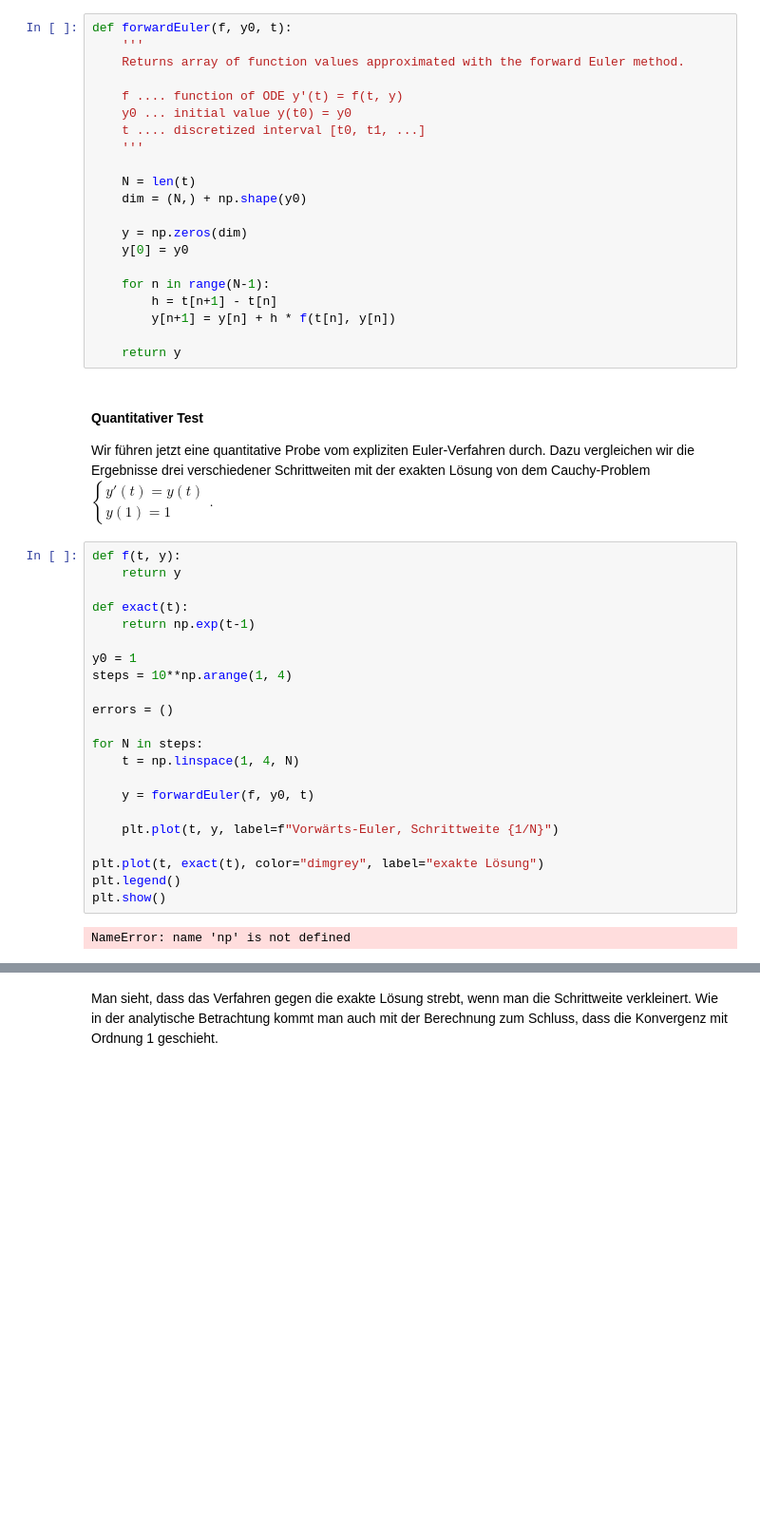
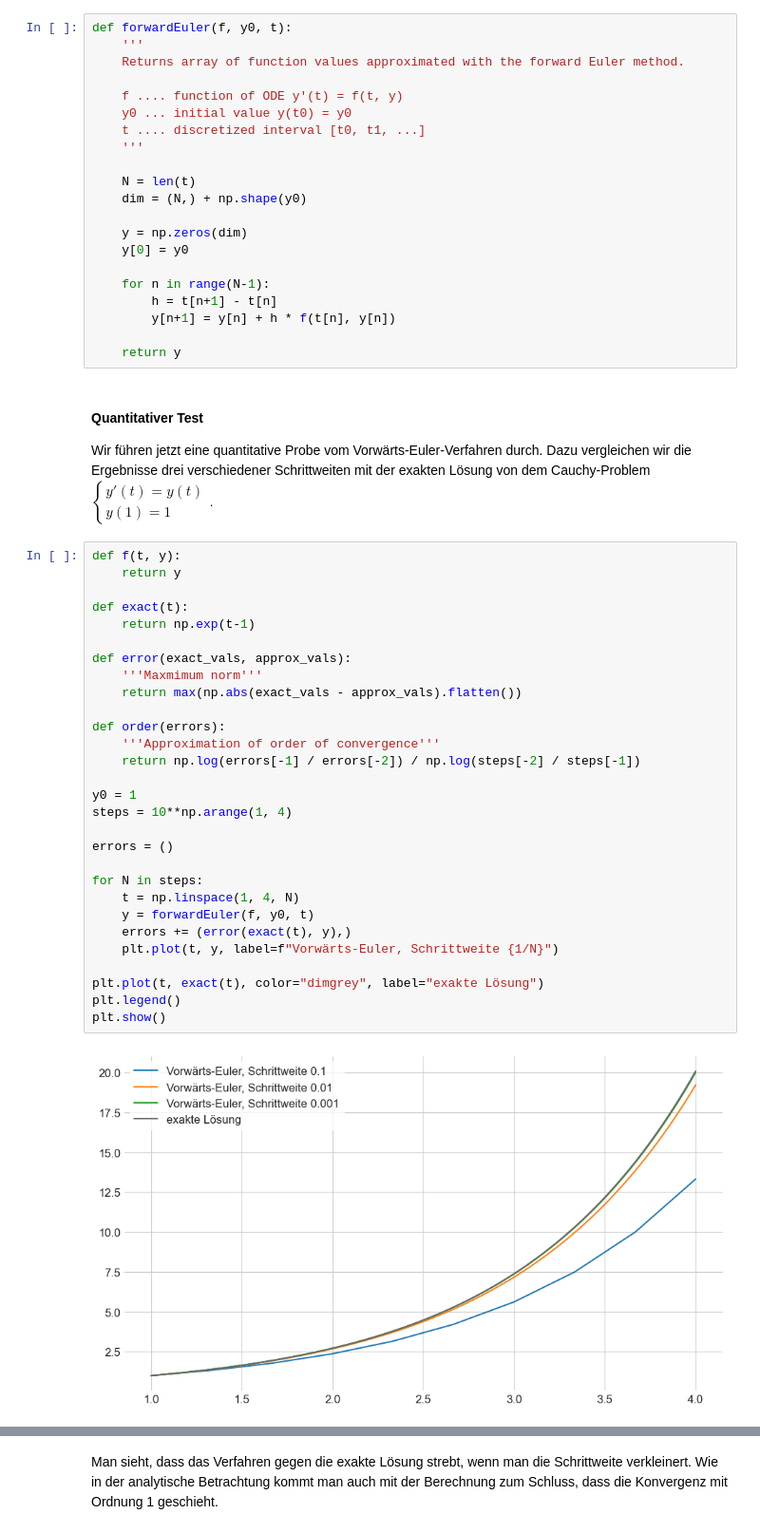
Before and after one commit to maxstollmayer/NuMeDiffG, a Jupyter notebook: Aufgabenblatt 1/Aufgabenblatt 1 Lösung.ipynb, the cells around one changed output, grey strips where cells are left out. Shown at 95% size. Drawn from its saved outputs; the diff is of its cells as text; blank space fills up the shorter version.

```diff
--- a/Aufgabenblatt 1/Aufgabenblatt 1 Lösung.ipynb
+++ b/Aufgabenblatt 1/Aufgabenblatt 1 Lösung.ipynb
@@ -95,28 +95,35 @@ def forwardEuler(f, y0, t):
     return y
 # %% [markdown]
 #### Quantitativer Test
-Wir führen jetzt eine quantitative Probe vom expliziten Euler-Verfahren durch. Dazu vergleichen wir die Ergebnisse drei verschiedener Schrittweiten mit der exakten Lösung von dem Cauchy-Problem $\begin{cases} y'(t) = y(t) \\ y(1) = 1 \end{cases}.$
+Wir führen jetzt eine quantitative Probe vom Vorwärts-Euler-Verfahren durch. Dazu vergleichen wir die Ergebnisse drei verschiedener Schrittweiten mit der exakten Lösung von dem Cauchy-Problem $\begin{cases} y'(t) = y(t) \\ y(1) = 1 \end{cases}.$
 # %%
 def f(t, y):
     return y
 
 def exact(t):
     return np.exp(t-1)
+
+def error(exact_vals, approx_vals):
+    '''Maxmimum norm'''
+    return max(np.abs(exact_vals - approx_vals).flatten())
+
+def order(errors):
+    '''Approximation of order of convergence'''
+    return np.log(errors[-1] / errors[-2]) / np.log(steps[-2] / steps[-1])
 
 y0 = 1
 steps = 10**np.arange(1, 4)
 
 errors = ()
 
 for N in steps:
     t = np.linspace(1, 4, N)
-
     y = forwardEuler(f, y0, t)
-
+    errors += (error(exact(t), y),)
     plt.plot(t, y, label=f"Vorwärts-Euler, Schrittweite {1/N}")
 
 plt.plot(t, exact(t), color="dimgrey", label="exakte Lösung")
 plt.legend()
 plt.show()
 # %% [output]
-NameError: name 'np' is not defined
+[figure, added]
```
Also changed, not shown: parts of 13 cells of this notebook, 1 other file.
